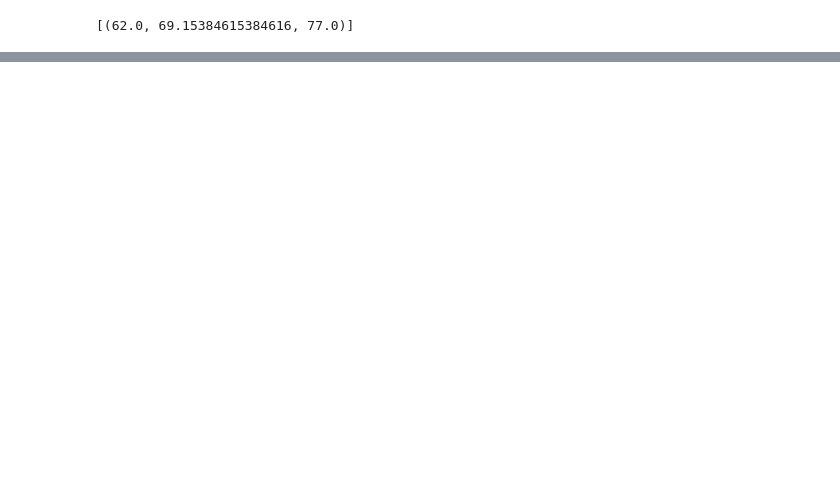
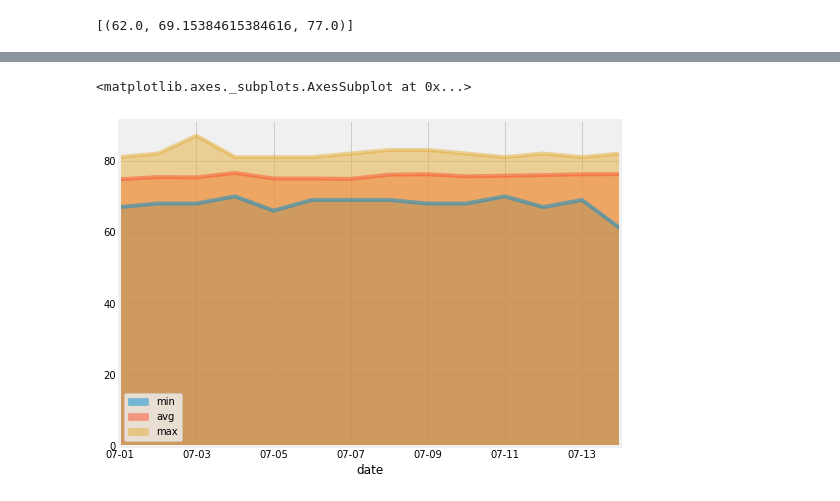
Before and after one commit to hal-pemulis/sqlalchemy-challenge, a Jupyter notebook: Code/climate_data.ipynb, the cells around one changed output, grey strips where cells are left out. Drawn from its saved outputs; the diff is of its cells as text; code cells hidden in the pictures; blank space fills up the shorter version.

```diff
--- a/Code/climate_data.ipynb
+++ b/Code/climate_data.ipynb
@@ -294,13 +286,30 @@ daily_normals("01-01")
 # %% [output]
 [(62.0, 69.15384615384616, 77.0)]
 # %%
+import datetime
+
 # calculate the daily normals for your trip
 # push each tuple of calculations into a list called `normals`
 
 # Set the start and end date of the trip
+start_date = '2018-07-01'
+end_date = '2018-07-14'
+
+
+trip_days = []
+
 
 # Use the start and end date to create a range of dates
+day_range = pd.date_range(start_date, end_date).tolist()
 
 # Stip off the year and save a list of %m-%d strings
+for day in day_range:
+    trip_days.append(day.strftime("%m-%d"))
 
 # Loop through the list of %m-%d strings and calculate the normals for each date
+normals = []
+
+for day in trip_days:
+    normals.append(daily_normals(day)[0])
+
+normals
@@ -307,2 +331,6 @@ daily_normals("01-01")
 # %%
 # Load the previous query results into a Pandas DataFrame and add the `trip_dates` range as the `date` index
+trip_dates_df = pd.DataFrame(data=normals,columns=['min','avg','max'])
+trip_dates_df['date'] = trip_days
+trip_dates_df = trip_dates_df.set_index('date')
+trip_dates_df.head()
@@ -309,2 +345,6 @@ daily_normals("01-01")
 # %%
 # Plot the daily normals as an area plot with `stacked=False`
+trip_dates_df.plot.area(stacked=False, figsize=(8,6))
+# %% [output]
+<matplotlib.axes._subplots.AxesSubplot at 0x...>
+[figure, added]
```
Also changed, not shown: parts of 12 cells of this notebook.
